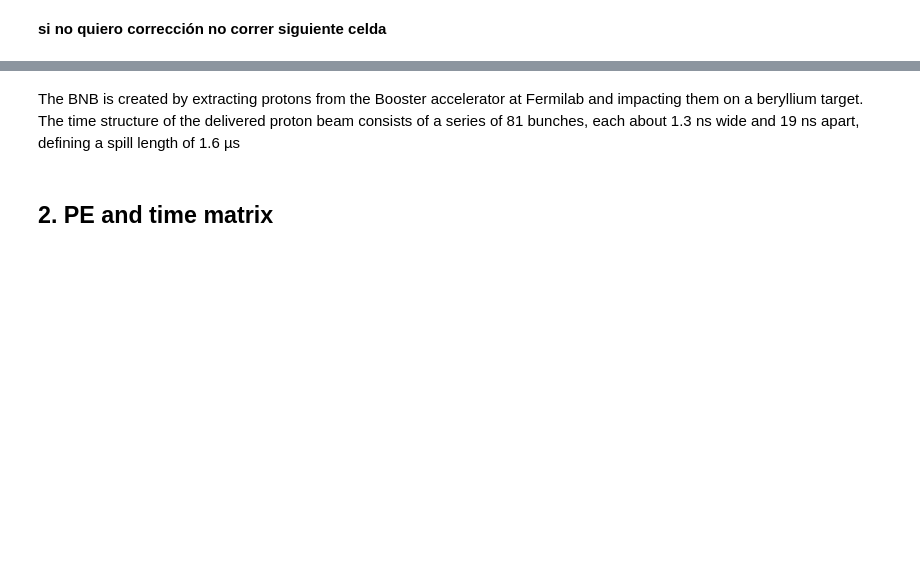
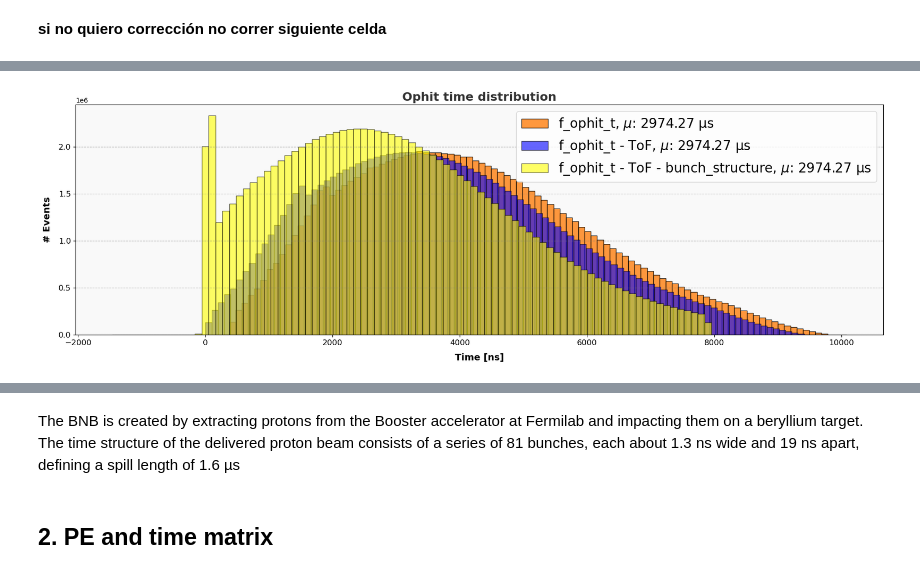
Before and after one commit to CIEMAT-Neutrino/AI_nuvT, a Jupyter notebook: 1_Preprocessing_&_2_PE_time_matrices.ipynb, the cells around one changed output, grey strips where cells are left out. Saved outputs shown, nothing was run; the diff lists cells and outputs as text; code cells hidden in the pictures; blank space fills up the shorter version.

```diff
--- a/1_Preprocessing_&_2_PE_time_matrices.ipynb
+++ b/1_Preprocessing_&_2_PE_time_matrices.ipynb
@@ -161,0 +114,3 @@ f_ophit_ch_first10: [[[70, 16, 14, 68, 94, 92, 12, 66, 148, 10], [76, 100, ...,
+# %%
+# Aplicar la máscara para ajustar f_ophit_t
+f_ophit_t_adj = ak.where(mask, f_ophit_t_2 - 0.135, f_ophit_t_2)
@@ -388,0 +317,48 @@ plt.show()
+# %%
+import matplotlib.pyplot as plt
+import numpy as np
+import awkward as ak
+
+# Assuming hit_nuvT, ToF_outside_set0, and ToF_inside are defined awkward arrays
+
+flatten = ak.flatten(f_ophit_t_3*1000, axis=None)
+flatten2 = ak.flatten(f_ophit_t_c_1, axis=None)
+flatten3 = ak.flatten(f_ophit_t_c_2, axis=None)
+
+# Calculate the standard deviation
+std_dev = np.mean(flatten)
+std_dev = np.mean(flatten2)
+std_dev = np.mean(flatten3)
+
+# Set up the plot
+plt.figure(figsize=(18, 6))
+plt.hist(flatten, bins=100, color='#ff7f0e', edgecolor='black', alpha=0.8, label=f'f_ophit_t, $\mu$: {std_dev:.2f} μs')  # Azul
+plt.hist(flatten2, bins=100, color='blue', edgecolor='black', alpha=0.6, label=f'f_ophit_t - ToF, $\mu$: {std_dev:.2f} μs')  # Azul
+plt.hist(flatten3, bins=100, color='yellow', edgecolor='black', alpha=0.6, label=f'f_ophit_t - ToF - bunch_structure, $\mu$: {std_dev:.2f} μs')  # Azul
+
+# Customize the title and labels
+plt.title('Ophit time distribution', fontsize=18, fontweight='bold', color='#333333')
+plt.xlabel('Time [ns]', fontsize=14, labelpad=10, fontweight='bold')
+plt.ylabel('# Events', fontsize=14, labelpad=10, fontweight='bold')
+
+# Set axis limits
+#plt.xlim(-5, 100)
+plt.ylim(0, None)
+
+# Enhance the grid and axis appearance
+plt.grid(axis='y', linestyle='--', alpha=0.6, color='gray')
+plt.xticks(fontsize=12)
+plt.yticks(fontsize=12)
+plt.ticklabel_format(axis="y", style="sci", scilimits=(0,0))  # Forces scientific notation on the y-axis
+
+# Add a light background color for the plot area to add contrast
+plt.gca().set_facecolor('#f9f9f9')
+
+# Add a legend
+plt.legend(fontsize=20)
+
+# Show the plot
+plt.tight_layout()
+plt.show()
+# %% [output]
+[figure, added]
```
Also changed, not shown: parts of 46 cells of this notebook, 7 other files.
